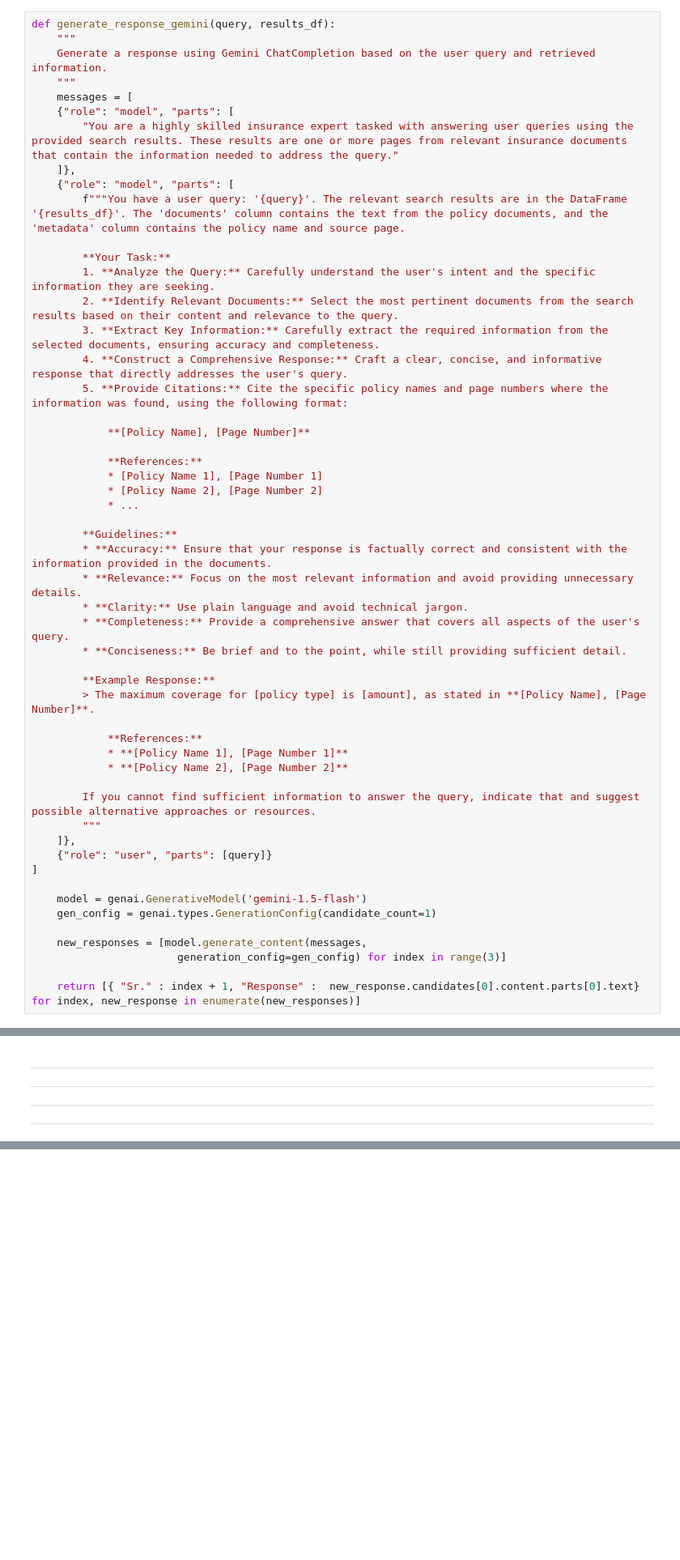
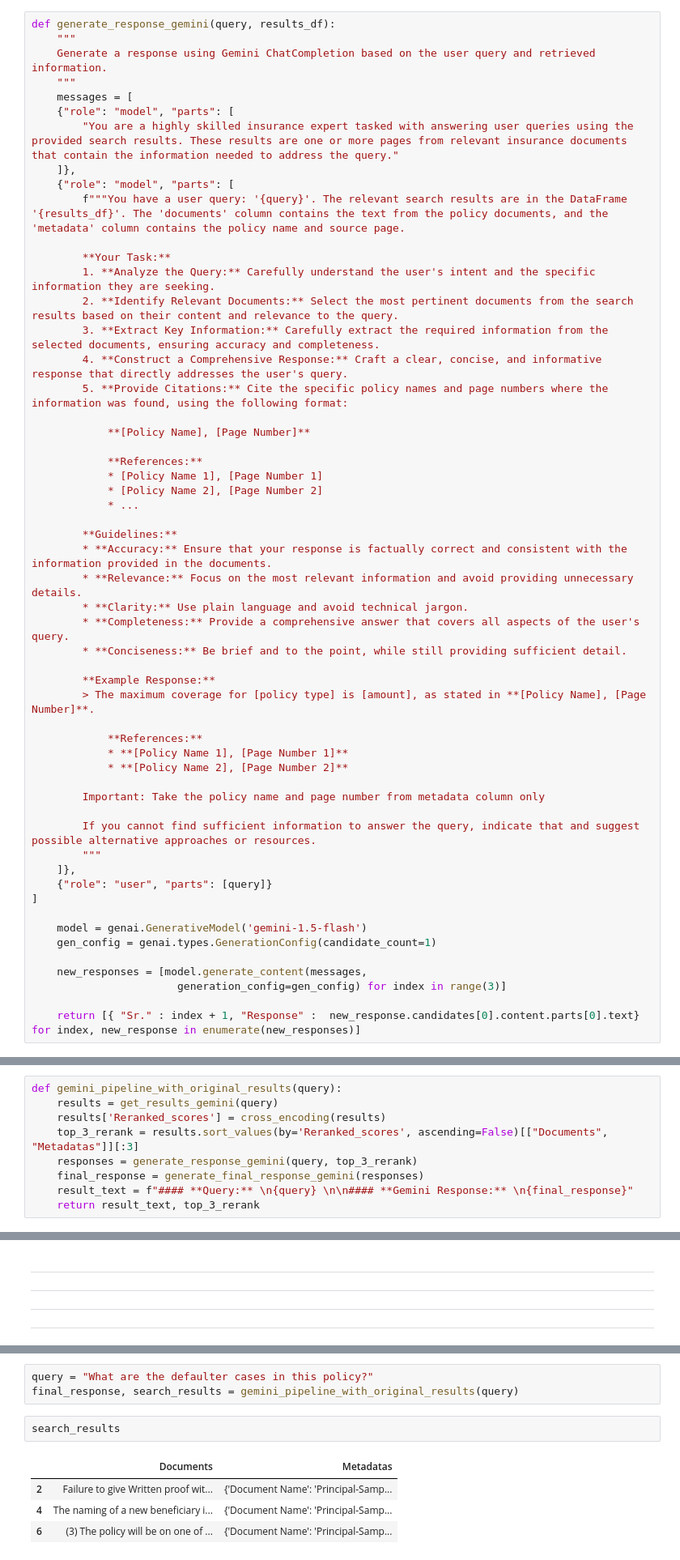
Before and after one commit to mohitdb7/iiit-b-assignments, a Jupyter notebook: rag - insurance helpmate/RAG-insurance-helpmateAI.ipynb, the cells around one changed output, grey strips where cells are left out. Shown at 81% size. Cells and saved outputs as stored; diff of their text form; blank space fills up the shorter version.

```diff
--- a/rag - insurance helpmate/RAG-insurance-helpmateAI.ipynb
+++ b/rag - insurance helpmate/RAG-insurance-helpmateAI.ipynb
@@ -716,6 +732,8 @@ def generate_response_gemini(query, results_df):
             * **[Policy Name 1], [Page Number 1]**
             * **[Policy Name 2], [Page Number 2]**
 
+        Important: Take the policy name and page number from metadata column only
+
         If you cannot find sufficient information to answer the query, indicate that and suggest possible alternative approaches or resources.
         """
     ]},
@@ -930,6 +958,15 @@ def gemini_pipeline(query):
     final_response = generate_final_response_gemini(responses)
     result_text = f"#### **Query:** \n{query} \n\n#### **Gemini Response:** \n{final_response}"
     return result_text
+# %%
+def gemini_pipeline_with_original_results(query):
+    results = get_results_gemini(query)
+    results['Reranked_scores'] = cross_encoding(results)
+    top_3_rerank = results.sort_values(by='Reranked_scores', ascending=False)[["Documents", "Metadatas"]][:3]
+    responses = generate_response_gemini(query, top_3_rerank)
+    final_response = generate_final_response_gemini(responses)
+    result_text = f"#### **Query:** \n{query} \n\n#### **Gemini Response:** \n{final_response}"
+    return result_text, top_3_rerank
 # %% [markdown]
 # Test Gemini pipeline results
 # %%
@@ -1526,0 +1582,10 @@ ___________________________
+# %%
+query = "What are the defaulter cases in this policy?"
+final_response, search_results = gemini_pipeline_with_original_results(query)
+# %%
+search_results
+# %% [output]
+|  | Documents | Metadatas |
+| 2 | Failure to give Written proof wit... | {'Document Name': 'Principal-Samp... |
+| 4 | The naming of a new beneficiary i... | {'Document Name': 'Principal-Samp... |
+| 6 | (3) The policy will be on one of ... | {'Document Name': 'Principal-Samp... |
```
Also changed, not shown: parts of 50 cells of this notebook, 14 other files.
